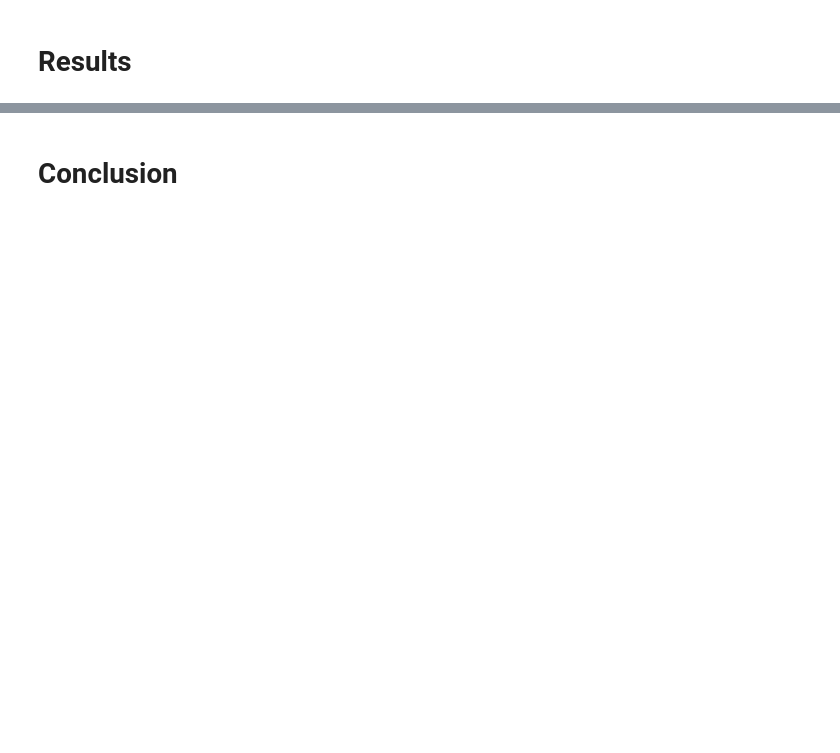
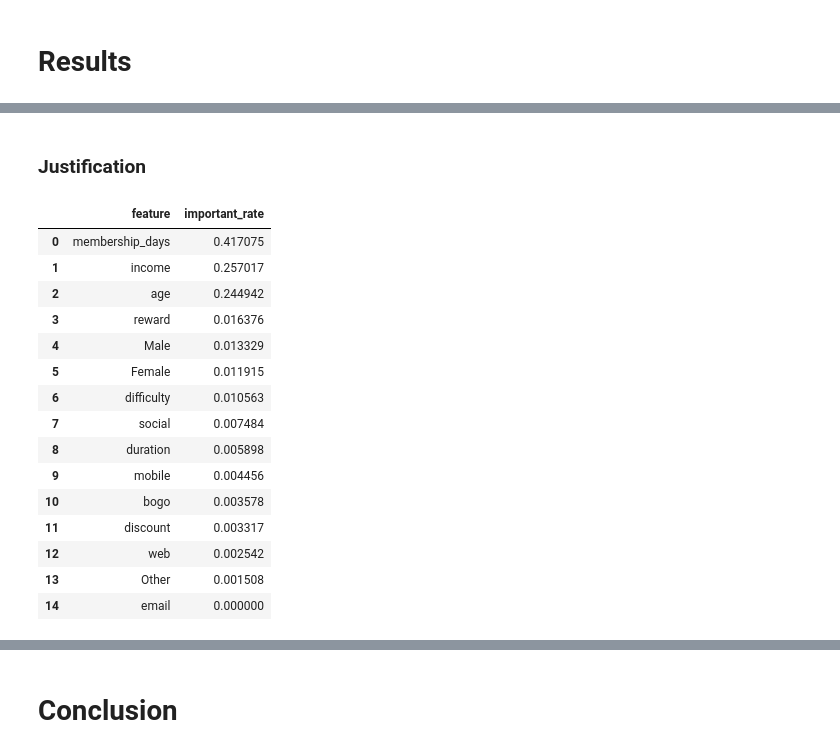
Before and after one commit to hunglng/dsnd-starbuck, a Jupyter notebook: Starbucks_Capstone_notebook.ipynb, the cells around one changed output, grey strips where cells are left out. Cells and saved outputs as stored; diff of their text form; code cells hidden in the pictures; blank space fills up the shorter version.

```diff
--- a/Starbucks_Capstone_notebook.ipynb
+++ b/Starbucks_Capstone_notebook.ipynb
@@ -623,0 +660,6 @@ from sklearn.metrics import accuracy_score, f1_score
+# %%
+clf_rf = RandomForestClassifier(random_state=42)
+clf_ab = AdaBoostClassifier(random_state=42)
+clf_gnb = GaussianNB()
+# %%
+train_model(clf_rf)
@@ -654,0 +843,25 @@ discuss the final results in detail and explain why some models, parameters, or
+# %% [markdown]
+### Justification
+# %%
+init_imp_df = pd.DataFrame(clf_rf.feature_importances_,index=X_train.columns.tolist(),columns=['important_rate']).reset_index()
+
+init_imp_df.rename(columns={'index': 'feature'}, inplace=True)
+init_imp_df = init_imp_df.sort_values(by=['important_rate'], ascending=False).reset_index(drop=True)
+init_imp_df
+# %% [output]
+|  | feature | important_rate |
+| 0 | membership_days | 0.417075 |
+| 1 | income | 0.257017 |
+| 2 | age | 0.244942 |
+| 3 | reward | 0.016376 |
+| 4 | Male | 0.013329 |
+| 5 | Female | 0.011915 |
+| 6 | difficulty | 0.010563 |
+| 7 | social | 0.007484 |
+| 8 | duration | 0.005898 |
+| 9 | mobile | 0.004456 |
+| 10 | bogo | 0.003578 |
+| 11 | discount | 0.003317 |
+| 12 | web | 0.002542 |
+| 13 | Other | 0.001508 |
+| 14 | email | 0.000000 |
```
Also changed, not shown: parts of 39 cells of this notebook, 1 other file.
